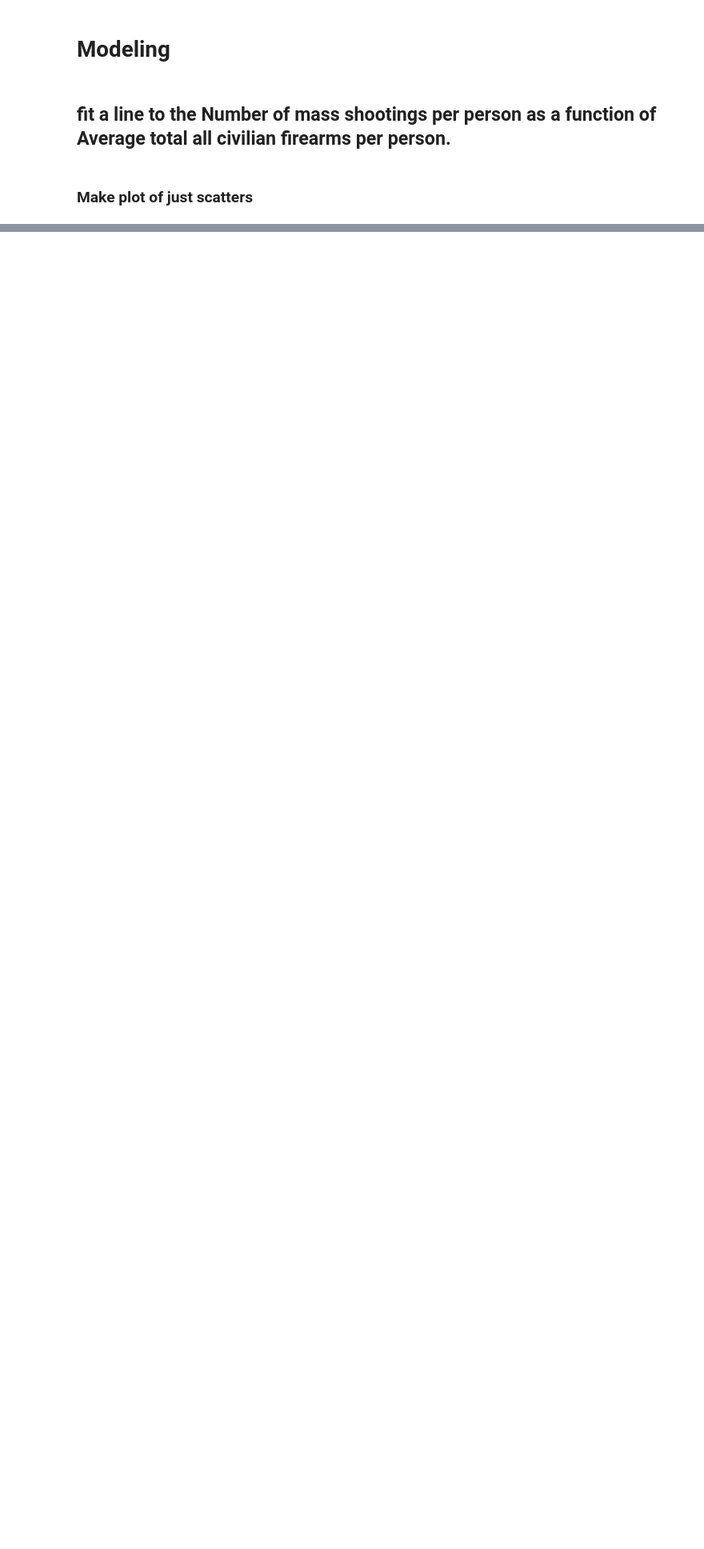
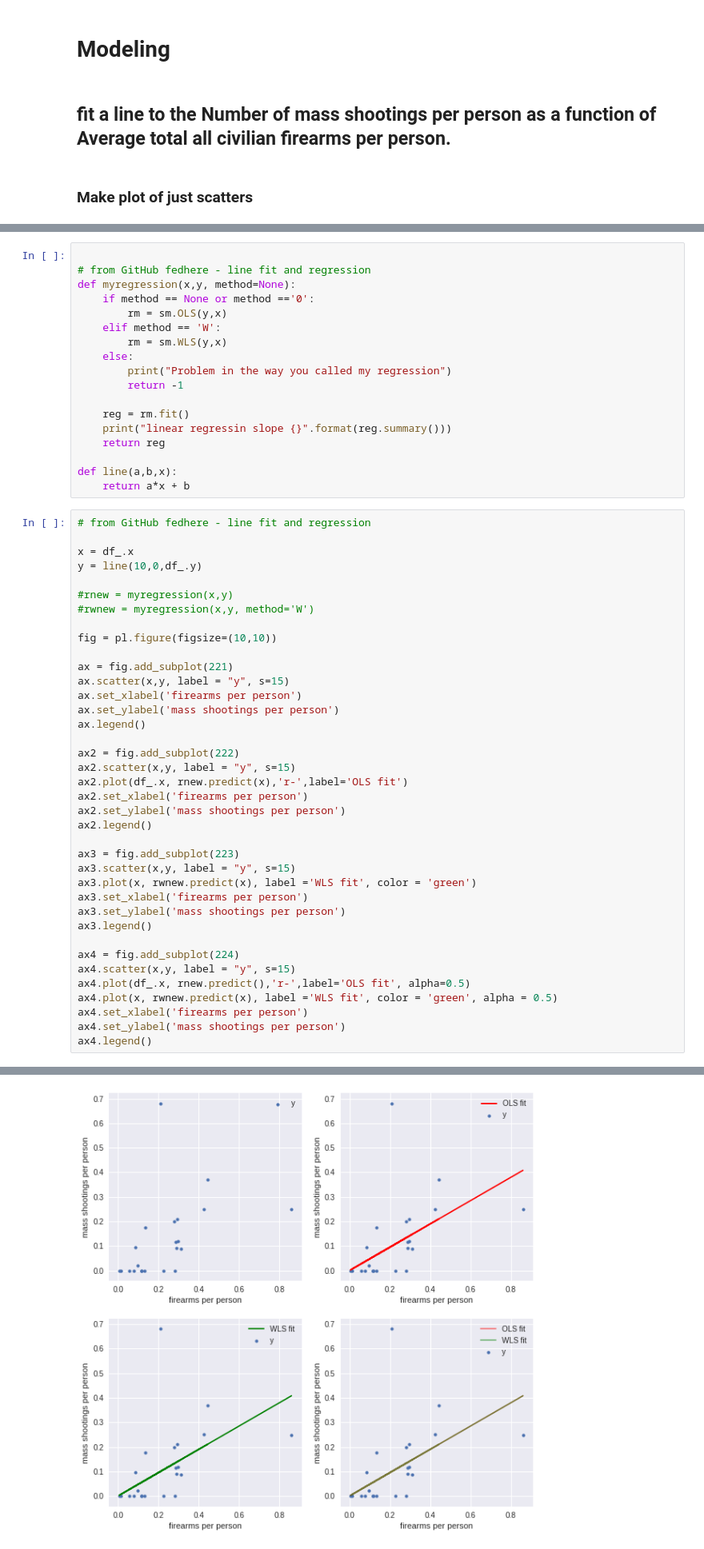
Before and after one commit to ep2247/PUI2017_ep2247, a Jupyter notebook: HW5_ep2247/HW5_3_ep2247.ipynb, the cells around one changed output, grey strips where cells are left out. Shown: that part at 80% size. Cells and saved outputs as stored; diff of their text form; blank space fills up the shorter version.

```diff
--- a/HW5_ep2247/HW5_3_ep2247.ipynb
+++ b/HW5_ep2247/HW5_3_ep2247.ipynb
@@ -422,0 +328,57 @@ pl.show()
+# %%
+
+# from GitHub fedhere - line fit and regression
+def myregression(x,y, method=None):
+    if method == None or method =='0':
+        rm = sm.OLS(y,x)
+    elif method == 'W':
+        rm = sm.WLS(y,x)
+    else:
+        print("Problem in the way you called my regression")
+        return -1
+
+    reg = rm.fit()
+    print("linear regressin slope {}".format(reg.summary()))
+    return reg
+
+def line(a,b,x):
+    return a*x + b
+# %%
+# from GitHub fedhere - line fit and regression
+
+x = df_.x
+y = line(10,0,df_.y)
+
+#rnew = myregression(x,y)
+#rwnew = myregression(x,y, method='W')
+
+fig = pl.figure(figsize=(10,10))
+
+ax = fig.add_subplot(221)
+ax.scatter(x,y, label = "y", s=15)
+ax.set_xlabel('firearms per person')
+ax.set_ylabel('mass shootings per person')
+ax.legend()
+
+ax2 = fig.add_subplot(222)
+ax2.scatter(x,y, label = "y", s=15)
+ax2.plot(df_.x, rnew.predict(x),'r-',label='OLS fit')
+ax2.set_xlabel('firearms per person')
+ax2.set_ylabel('mass shootings per person')
+ax2.legend()
+
+ax3 = fig.add_subplot(223)
+ax3.scatter(x,y, label = "y", s=15)
+ax3.plot(x, rwnew.predict(x), label ='WLS fit', color = 'green')
+ax3.set_xlabel('firearms per person')
+ax3.set_ylabel('mass shootings per person')
+ax3.legend()
+
+ax4 = fig.add_subplot(224)
+ax4.scatter(x,y, label = "y", s=15)
+ax4.plot(df_.x, rnew.predict(),'r-',label='OLS fit', alpha=0.5)
+ax4.plot(x, rwnew.predict(x), label ='WLS fit', color = 'green', alpha = 0.5)
+ax4.set_xlabel('firearms per person')
+ax4.set_ylabel('mass shootings per person')
+ax4.legend()
+# %% [output]
@@ -422,0 +386 @@ pl.show()
+[figure, added]
```
Also changed, not shown: parts of 14 cells of this notebook, 1 other file.
